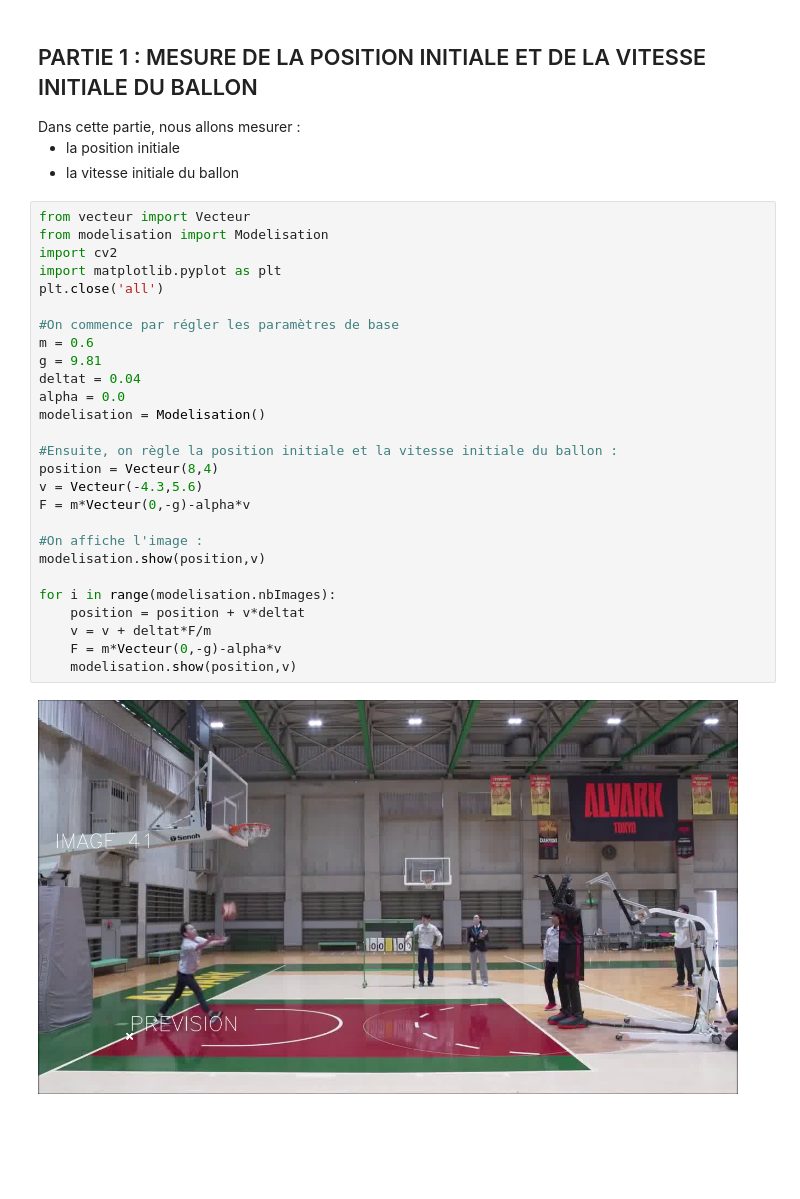
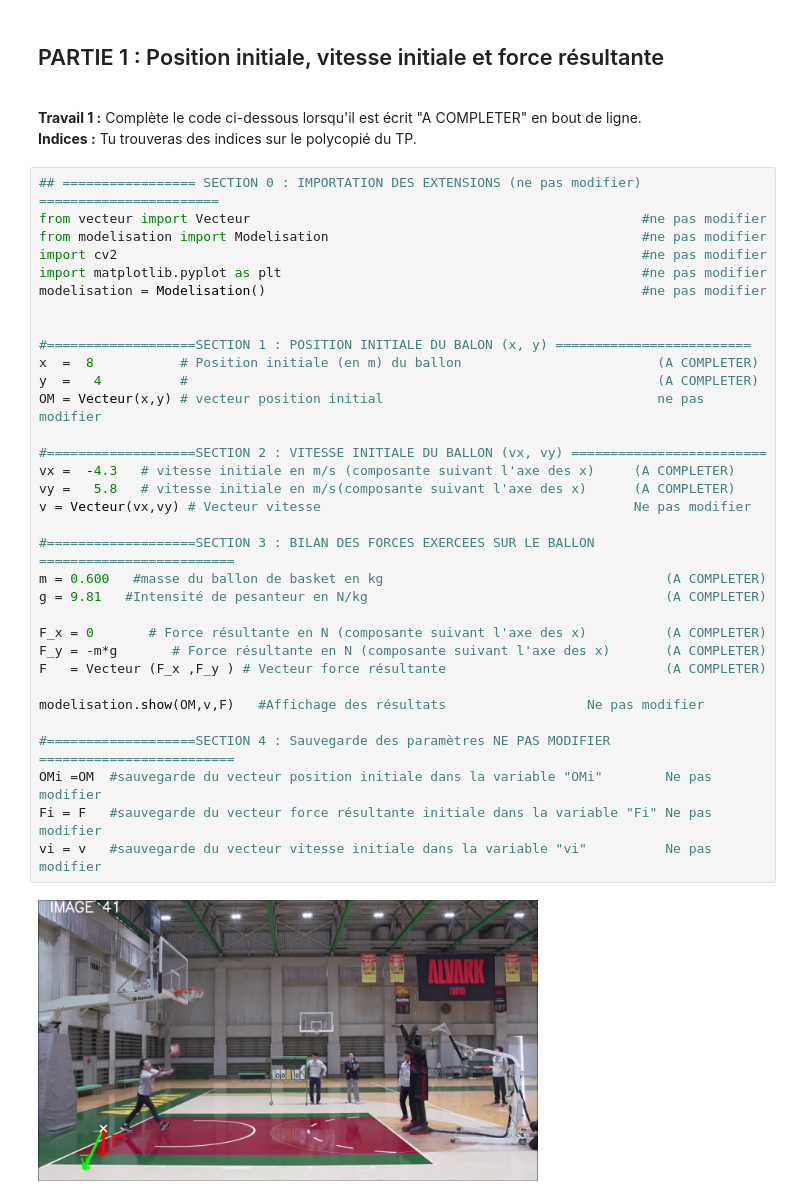
Before and after one commit to pierreghesqui/TP-basket, a Jupyter notebook: TP-Basket.ipynb, the cells around one changed output. Drawn from its saved outputs; the diff is of its cells as text; blank space fills up the shorter version.

```diff
--- a/TP-Basket.ipynb
+++ b/TP-Basket.ipynb
@@ -15,36 +24,41 @@ Nous allons voir dans ce TP que la réponse à cette question réside dans <b>la
 # %% [markdown]
-<h2> PARTIE 1 : MESURE DE LA POSITION INITIALE ET DE LA VITESSE INITIALE DU BALLON </h2>
-Dans cette partie, nous allons mesurer :
-<ul>
-<li> la position initiale </li>
-<li> la vitesse initiale du ballon</li>
-</ul>
+<h2> PARTIE 1 : Position initiale, vitesse initiale et force résultante </h2>
+<br>
+
+<b>Travail 1 :</b> Complète le code ci-dessous lorsqu'il est écrit "A COMPLETER" en bout de ligne. <br>
+<b>Indices :</b> Tu trouveras des indices sur le polycopié du TP.
-# %%
-from vecteur import Vecteur
-from modelisation import Modelisation
-import cv2
-import matplotlib.pyplot as plt
-plt.close('all')
-
-#On commence par régler les paramètres de base
-m = 0.6
-g = 9.81
-deltat = 0.04
-alpha = 0.0
-modelisation = Modelisation()
-
-#Ensuite, on règle la position initiale et la vitesse initiale du ballon :
-position = Vecteur(8,4)
-v = Vecteur(-4.3,5.6)
-F = m*Vecteur(0,-g)-alpha*v
-
-#On affiche l'image :
-modelisation.show(position,v)
-
-for i in range(modelisation.nbImages):
-    position = position + v*deltat
-    v = v + deltat*F/m
-    F = m*Vecteur(0,-g)-alpha*v
-    modelisation.show(position,v)
-# %% [output]
-[figure, removed]
+# %%
+## ================= SECTION 0 : IMPORTATION DES EXTENSIONS (ne pas modifier) =======================
+from vecteur import Vecteur                                                  #ne pas modifier
+from modelisation import Modelisation                                        #ne pas modifier
+import cv2                                                                   #ne pas modifier
+import matplotlib.pyplot as plt                                              #ne pas modifier
+modelisation = Modelisation()                                                #ne pas modifier
+
+
+#===================SECTION 1 : POSITION INITIALE DU BALON (x, y) =========================
+x  =  8           # Position initiale (en m) du ballon                         (A COMPLETER)
+y  =   4          #                                                            (A COMPLETER)
+OM = Vecteur(x,y) # vecteur position initial                                   ne pas modifier
+
+#===================SECTION 2 : VITESSE INITIALE DU BALLON (vx, vy) =========================
+vx =  -4.3   # vitesse initiale en m/s (composante suivant l'axe des x)     (A COMPLETER)
+vy =   5.8   # vitesse initiale en m/s(composante suivant l'axe des x)      (A COMPLETER)
+v = Vecteur(vx,vy) # Vecteur vitesse                                        Ne pas modifier
+
+#===================SECTION 3 : BILAN DES FORCES EXERCEES SUR LE BALLON =========================
+m = 0.600   #masse du ballon de basket en kg                                    (A COMPLETER)
+g = 9.81   #Intensité de pesanteur en N/kg                                      (A COMPLETER)
+
+F_x = 0       # Force résultante en N (composante suivant l'axe des x)          (A COMPLETER)
+F_y = -m*g       # Force résultante en N (composante suivant l'axe des x)       (A COMPLETER)
+F   = Vecteur (F_x ,F_y ) # Vecteur force résultante                            (A COMPLETER)
+
+modelisation.show(OM,v,F)   #Affichage des résultats                  Ne pas modifier
+
+#===================SECTION 4 : Sauvegarde des paramètres NE PAS MODIFIER =========================
+OMi =OM  #sauvegarde du vecteur position initiale dans la variable "OMi"        Ne pas modifier
+Fi = F   #sauvegarde du vecteur force résultante initiale dans la variable "Fi" Ne pas modifier
+vi = v   #sauvegarde du vecteur vitesse initiale dans la variable "vi"          Ne pas modifier
+# %% [output]
+[figure, added]
```
Also changed, not shown: parts of 6 cells of this notebook, 9 other files.
